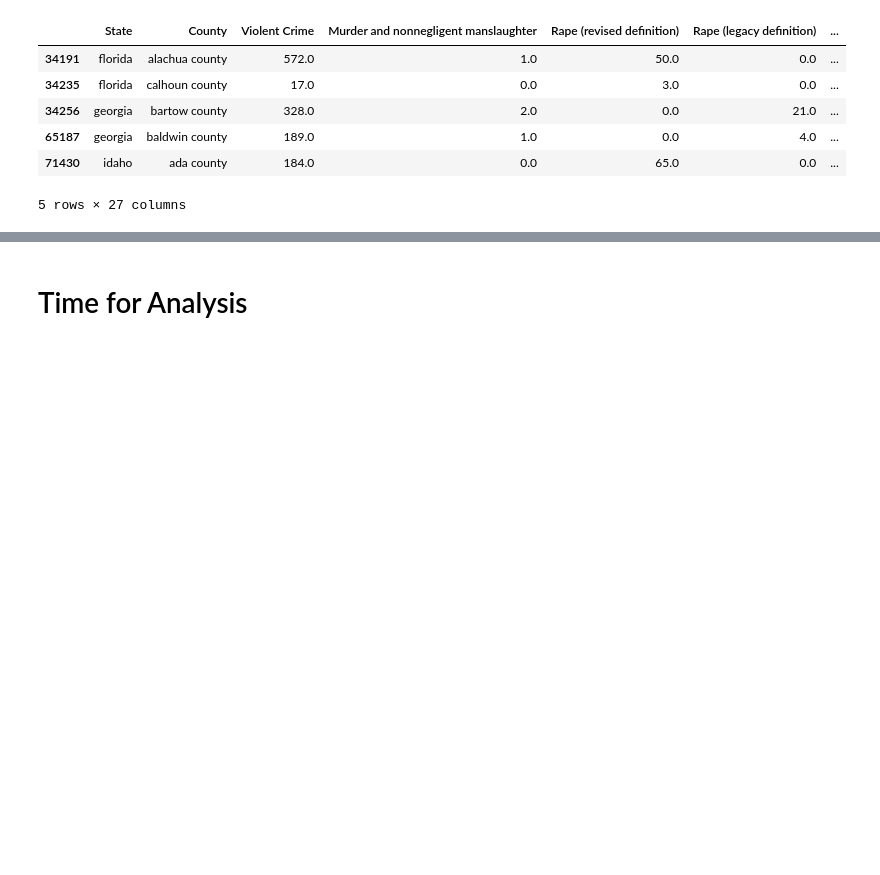
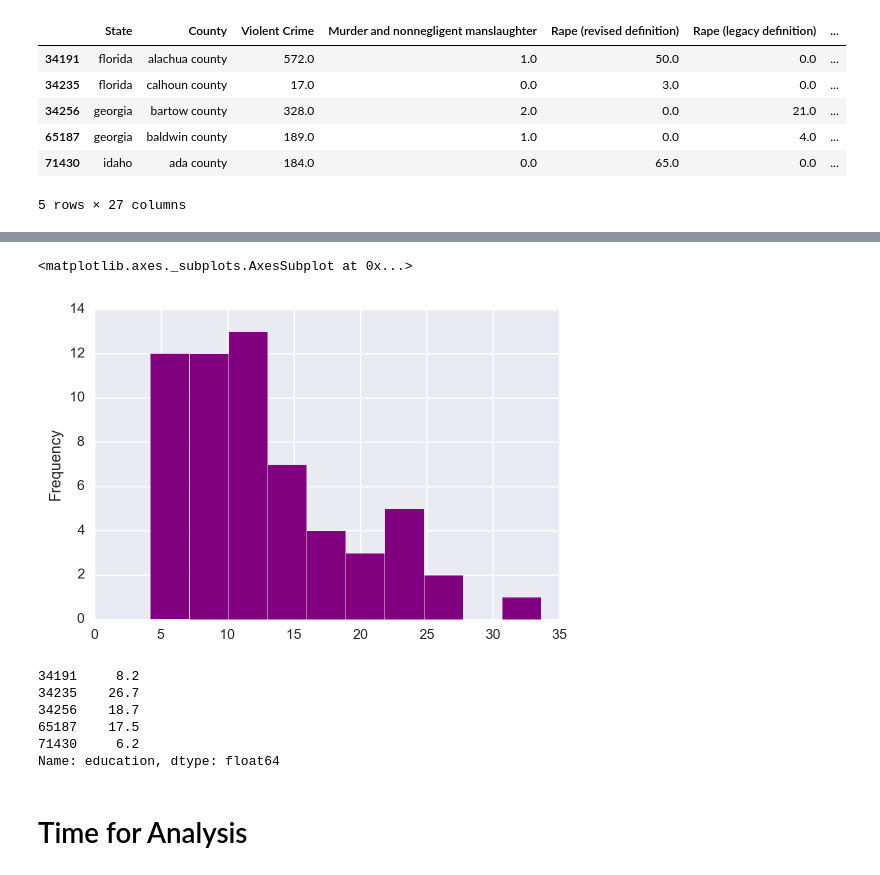
Before and after one commit to HoodPanther/Analysis-of-Criminal-Activities-in-US, a Jupyter notebook: Analysis of Crimes in US.ipynb, the cells around one changed output, grey strips where cells are left out. Drawn from its saved outputs; the diff is of its cells as text; code cells hidden in the pictures; blank space fills up the shorter version.

```diff
--- a/Analysis of Crimes in US.ipynb
+++ b/Analysis of Crimes in US.ipynb
@@ -200,3 +182,17 @@ crime.head()
+# %%
+crime['education'].plot.hist(color = 'purple')
+# %% [output]
+<matplotlib.axes._subplots.AxesSubplot at 0x...>
+[figure, added]
+# %%
+crime['education'].head()
+# %% [output]
+34191     8.2
+34235    26.7
+34256    18.7
+65187    17.5
+71430     6.2
+Name: education, dtype: float64
 # %% [markdown]
 # Time for Analysis
 # %% [markdown]
```
Also changed, not shown: parts of 63 cells of this notebook, 1 other file.
